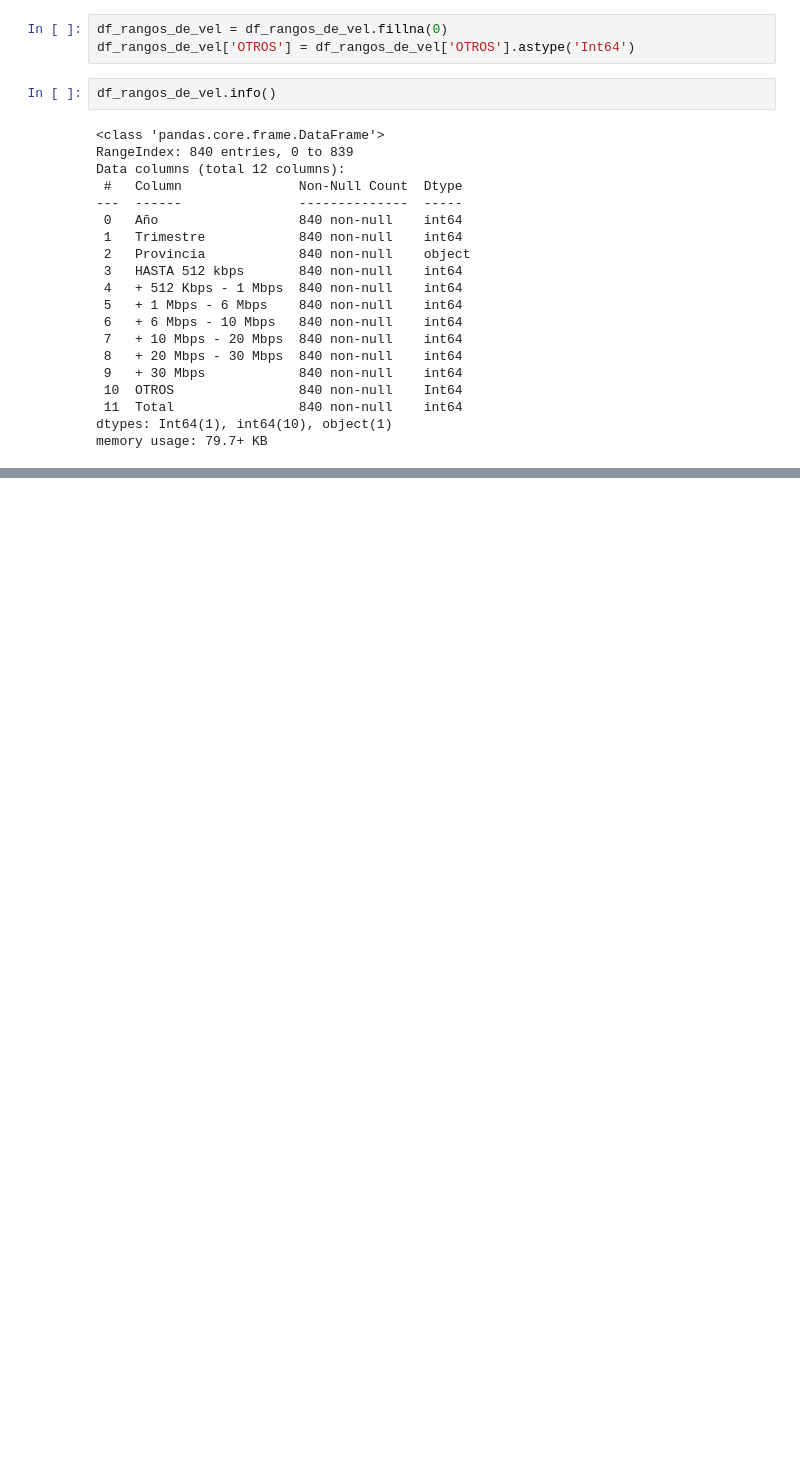
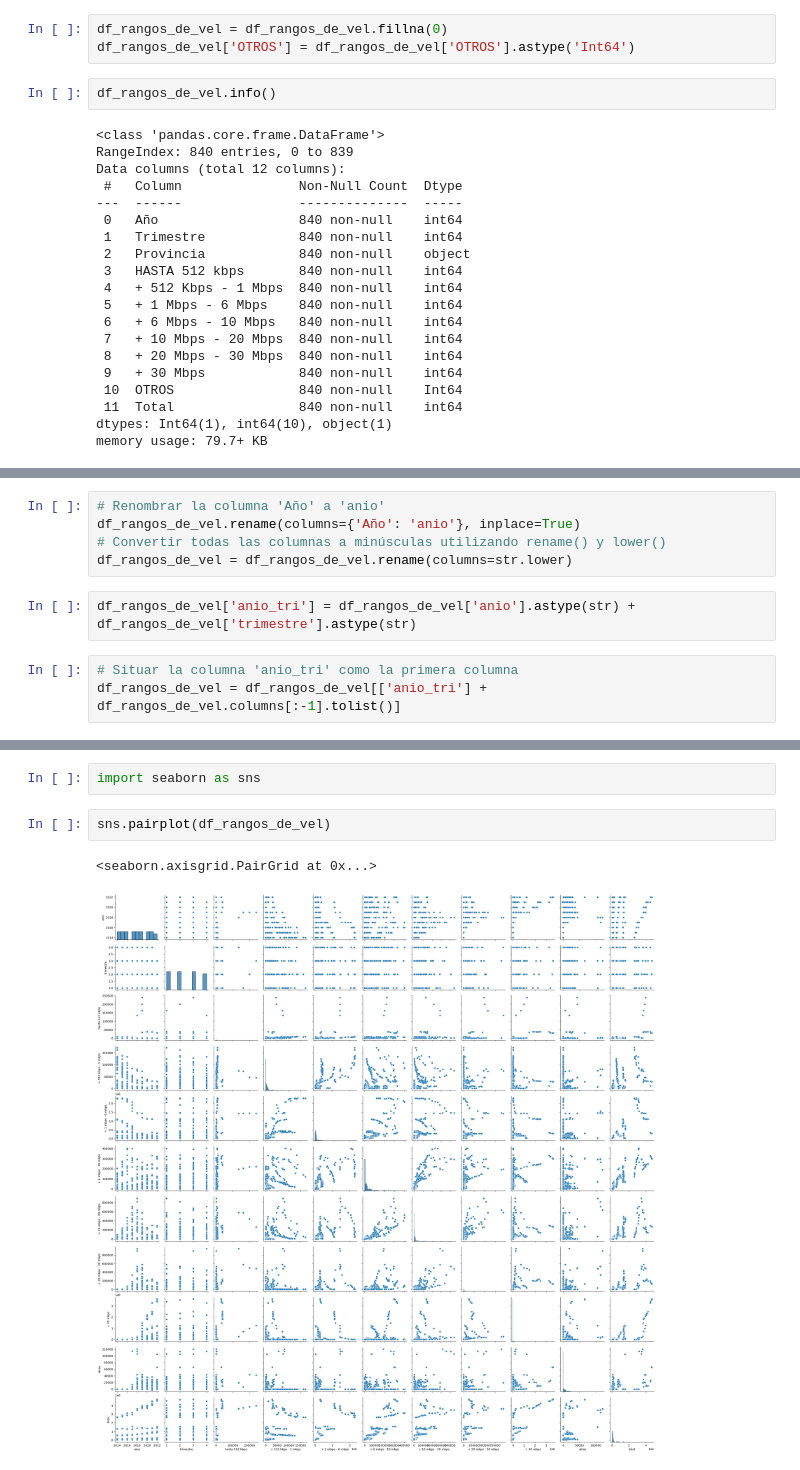
Before and after one commit to Lucaramallo/Empresa_telecomunicaciones, a Jupyter notebook: ETLs/ETL_tipo_tecn_y_velocidad_de_conexiones_inter_fijo.ipynb, the cells around one changed output, grey strips where cells are left out. Cells and saved outputs as stored; diff of their text form; blank space fills up the shorter version.

Commit message:
nuevo etl velocidad y tecnologia x prov + rangos_de_vel_x_provincia.csv

```diff
--- a/ETLs/ETL_tipo_tecn_y_velocidad_de_conexiones_inter_fijo.ipynb
+++ b/ETLs/ETL_tipo_tecn_y_velocidad_de_conexiones_inter_fijo.ipynb
@@ -45,0 +114,10 @@ memory usage: 79.7+ KB
+# %%
+# Renombrar la columna 'Año' a 'anio'
+df_rangos_de_vel.rename(columns={'Año': 'anio'}, inplace=True)
+# Convertir todas las columnas a minúsculas utilizando rename() y lower()
+df_rangos_de_vel = df_rangos_de_vel.rename(columns=str.lower)
+# %%
+df_rangos_de_vel['anio_tri'] = df_rangos_de_vel['anio'].astype(str) + df_rangos_de_vel['trimestre'].astype(str)
+# %%
+# Situar la columna 'anio_tri' como la primera columna
+df_rangos_de_vel = df_rangos_de_vel[['anio_tri'] + df_rangos_de_vel.columns[:-1].tolist()]
@@ -45,0 +133,7 @@ memory usage: 79.7+ KB
+# %%
+import seaborn as sns
+# %%
+sns.pairplot(df_rangos_de_vel)
+# %% [output]
+<seaborn.axisgrid.PairGrid at 0x...>
+[figure, added]
```
Also changed, not shown: parts of 12 cells of this notebook, 1 other file.
